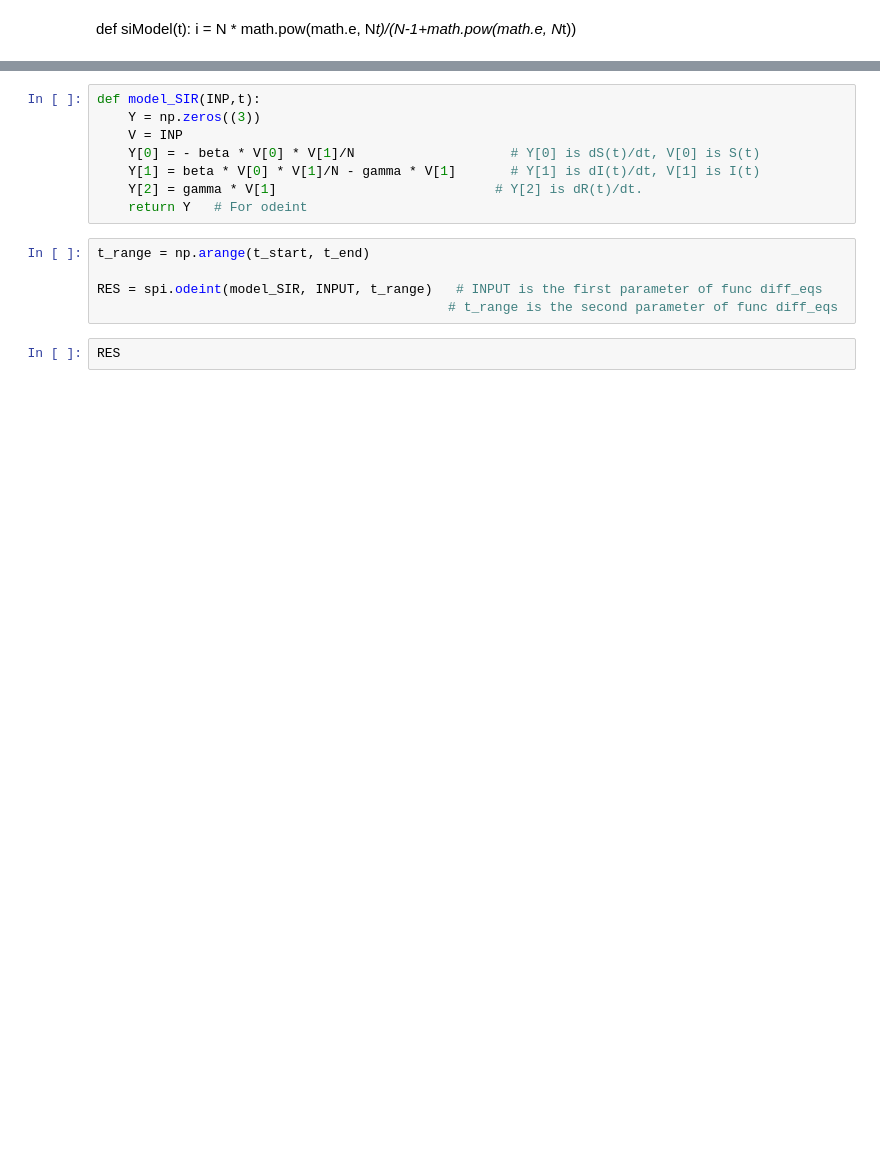
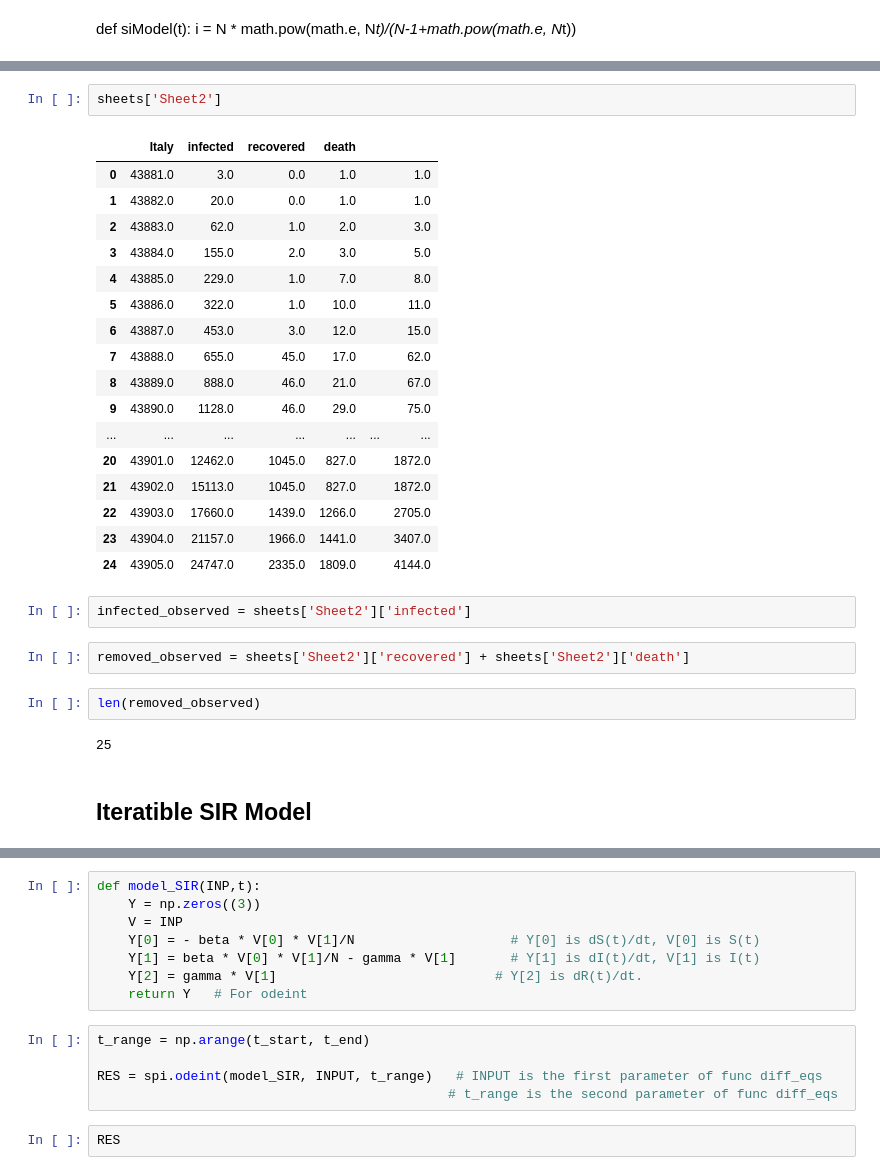
Before and after one commit to Tritiums/Research, a Jupyter notebook: SEIR/ItalySEIR.ipynb, the cells around one changed output, grey strips where cells are left out. Saved outputs shown, nothing was run; the diff lists cells and outputs as text; blank space fills up the shorter version.

```diff
--- a/SEIR/ItalySEIR.ipynb
+++ b/SEIR/ItalySEIR.ipynb
@@ -11,0 +36,30 @@ def siModel(t):
+# %%
+sheets['Sheet2']
+# %% [output]
+|  | Italy | infected | recovered | death |  |  |
+| 0 | 43881.0 | 3.0 | 0.0 | 1.0 |  | 1.0 |
+| 1 | 43882.0 | 20.0 | 0.0 | 1.0 |  | 1.0 |
+| 2 | 43883.0 | 62.0 | 1.0 | 2.0 |  | 3.0 |
+| 3 | 43884.0 | 155.0 | 2.0 | 3.0 |  | 5.0 |
+| 4 | 43885.0 | 229.0 | 1.0 | 7.0 |  | 8.0 |
+| 5 | 43886.0 | 322.0 | 1.0 | 10.0 |  | 11.0 |
+| 6 | 43887.0 | 453.0 | 3.0 | 12.0 |  | 15.0 |
+| 7 | 43888.0 | 655.0 | 45.0 | 17.0 |  | 62.0 |
+| 8 | 43889.0 | 888.0 | 46.0 | 21.0 |  | 67.0 |
+| 9 | 43890.0 | 1128.0 | 46.0 | 29.0 |  | 75.0 |
+| ... | ... | ... | ... | ... | ... | ... |
+| 20 | 43901.0 | 12462.0 | 1045.0 | 827.0 |  | 1872.0 |
+| 21 | 43902.0 | 15113.0 | 1045.0 | 827.0 |  | 1872.0 |
+| 22 | 43903.0 | 17660.0 | 1439.0 | 1266.0 |  | 2705.0 |
+| 23 | 43904.0 | 21157.0 | 1966.0 | 1441.0 |  | 3407.0 |
+| 24 | 43905.0 | 24747.0 | 2335.0 | 1809.0 |  | 4144.0 |
+# %%
+infected_observed = sheets['Sheet2']['infected']
+# %%
+removed_observed = sheets['Sheet2']['recovered'] + sheets['Sheet2']['death']
+# %%
+len(removed_observed)
+# %% [output]
+25
+# %% [markdown]
+## Iteratible SIR Model
```
Also changed, not shown: parts of 25 cells of this notebook, 1 other file.
